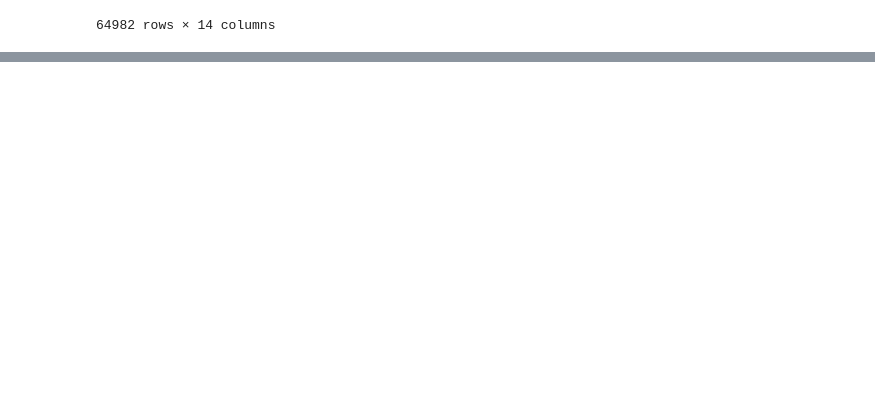
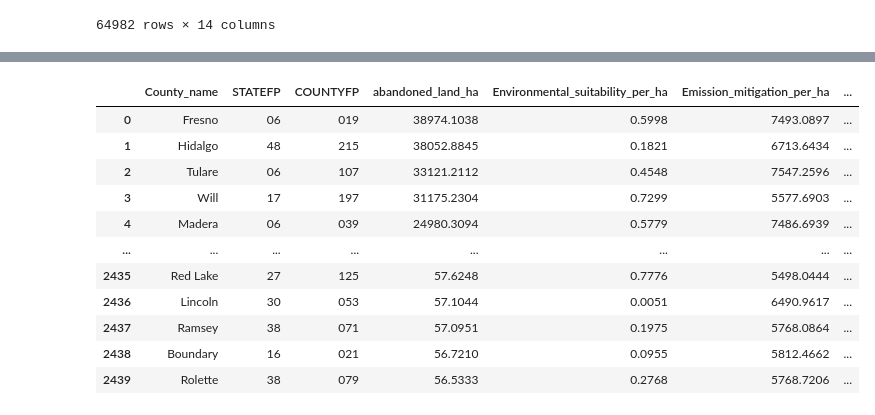
Before and after one commit to px39n/Landuse_Zhong, a Jupyter notebook: 7.1 Analysis_State_level.ipynb, the cells around one changed output, grey strips where cells are left out. Saved outputs shown, nothing was run; the diff lists cells and outputs as text; code cells hidden in the pictures; blank space fills up the shorter version.

```diff
--- a/7.1 Analysis_State_level.ipynb
+++ b/7.1 Analysis_State_level.ipynb
@@ -157,0 +339,78 @@ df_weight
+# %%
+def generate_county_level_csv(merged_data_for_analysis, us_counties_4326, output_path='data/US_data/county_level_analysis.csv'):
+    """
+    生成县级统计CSV，按照与州级相同的逻辑计算各指标
+    """
+    print("正在添加县标签...")
+    geometry = [Point(xy) for xy in zip(merged_data_for_analysis['lon'], merged_data_for_analysis['lat'])]
+    pixel_gdf = gpd.GeoDataFrame(merged_data_for_analysis, geometry=geometry, crs='EPSG:4326')
+    pixel_with_counties = gpd.sjoin(pixel_gdf, us_counties_4326, how='left', predicate='within')
+    data_with_counties = pixel_with_counties.drop(columns=['geometry']).copy()
+
+    print("正在计算县级统计...")
+
+    def calculate_county_metrics(group):
+        county_name = group['NAME'].iloc[0] if not group['NAME'].isna().all() else 'Unknown'
+        statefp = group['STATEFP'].iloc[0] if 'STATEFP' in group.columns else ''
+        countyfp = group['COUNTYFP'].iloc[0] if 'COUNTYFP' in group.columns else ''
+        area_ha = group['area_m2'] / 10000
+        total_area_ha = area_ha.sum()
+        metrics = {
+            'County_name': county_name,
+            'STATEFP': statefp,
+            'COUNTYFP': countyfp,
+            'abandoned_land_ha': total_area_ha,
+        }
+        if 'predicted_prob' in group.columns:
+            env_weighted_sum = (group['predicted_prob'] * area_ha).sum()
+            metrics['Environmental_suitability_per_ha'] = env_weighted_sum / total_area_ha if total_area_ha > 0 else 0
+        else:
+            metrics['Environmental_suitability_per_ha'] = 0
+        if 'Expectation_net_benefit' in group.columns:
+            emission_weighted_sum = (group['Expectation_net_benefit'] * area_ha).sum()
+            metrics['Emission_mitigation_per_ha'] = emission_weighted_sum / total_area_ha if total_area_ha > 0 else 0
+        else:
+            metrics['Emission_mitigation_per_ha'] = 0
+        if 'net_npv_usd' in group.columns:
+            economic_weighted_sum = (group['net_npv_usd'] * area_ha).sum()
+            metrics['Economic_NPV_per_ha'] = economic_weighted_sum / total_area_ha if total_area_ha > 0 else 0
+        else:
+            metrics['Economic_NPV_per_ha'] = 0
+        if 'E_yr_pixel' in group.columns:
+            power_weighted_sum = (group['E_yr_pixel'] * area_ha).sum()
+            metrics['Power_generation_per_ha'] = power_weighted_sum / total_area_ha if total_area_ha > 0 else 0
+        else:
+            metrics['Power_generation_per_ha'] = 0
+        if 'ccd_optimized' in group.columns:
+            ccd_weighted_sum = (group['ccd_optimized'] * area_ha).sum()
+            metrics['CCD_Mean_improvement'] = ccd_weighted_sum / total_area_ha if total_area_ha > 0 else 0
+        else:
+            metrics['CCD_Mean_improvement'] = 0
+        return pd.Series(metrics)
+
+    county_stats = data_with_counties.groupby(['STATEFP', 'COUNTYFP', 'NAME'], observed=True).apply(calculate_county_metrics).reset_index(drop=True)
+    county_stats = county_stats[county_stats['County_name'] != 'Unknown'].copy()
+    county_stats = county_stats.sort_values('abandoned_land_ha', ascending=False).reset_index(drop=True)
+    numeric_columns = [
+        'abandoned_land_ha', 'Environmental_suitability_per_ha', 'Emission_mitigation_per_ha',
+        'Economic_NPV_per_ha', 'Power_generation_per_ha', 'CCD_Mean_improvement'
+    ]
+    for col in numeric_columns:
+        if col in county_stats.columns:
+            county_stats[col] = county_stats[col].round(4)
+    print(f"正在保存到: {output_path}")
+    county_stats.to_csv(output_path, index=False)
+    print(f"\n县级统计完成！")
+    print(f"总县数: {len(county_stats)}")
+    print(f"总废弃土地面积: {county_stats['abandoned_land_ha'].sum():.2f} 公顷")
+    print(f"平均每县废弃土地面积: {county_stats['abandoned_land_ha'].mean():.2f} 公顷")
+    print(f"\n前5个县（按废弃土地面积排序）:")
+    display_cols = ['County_name', 'STATEFP', 'COUNTYFP', 'abandoned_land_ha', 'Environmental_suitability_per_ha',
+                   'Emission_mitigation_per_ha', 'Economic_NPV_per_ha']
+    print(county_stats[display_cols].head().to_string(index=False))
+    return county_stats
+
+# 使用示例
+county_stats_df = generate_county_level_csv(merged_data_for_analysis, us_counties_4326)
+county_stats_df
+# %% [output]
@@ -157,0 +433,12 @@ df_weight
+|  | County_name | STATEFP | COUNTYFP | abandoned_land_ha | Environmental_suitability_per_ha | Emission_mitigation_per_ha | ... |
+| 0 | Fresno | 06 | 019 | 38974.1038 | 0.5998 | 7493.0897 | ... |
+| 1 | Hidalgo | 48 | 215 | 38052.8845 | 0.1821 | 6713.6434 | ... |
+| 2 | Tulare | 06 | 107 | 33121.2112 | 0.4548 | 7547.2596 | ... |
+| 3 | Will | 17 | 197 | 31175.2304 | 0.7299 | 5577.6903 | ... |
+| 4 | Madera | 06 | 039 | 24980.3094 | 0.5779 | 7486.6939 | ... |
+| ... | ... | ... | ... | ... | ... | ... | ... |
+| 2435 | Red Lake | 27 | 125 | 57.6248 | 0.7776 | 5498.0444 | ... |
+| 2436 | Lincoln | 30 | 053 | 57.1044 | 0.0051 | 6490.9617 | ... |
+| 2437 | Ramsey | 38 | 071 | 57.0951 | 0.1975 | 5768.0864 | ... |
+| 2438 | Boundary | 16 | 021 | 56.7210 | 0.0955 | 5812.4662 | ... |
+| 2439 | Rolette | 38 | 079 | 56.5333 | 0.2768 | 5768.7206 | ... |
```
Also changed, not shown: parts of 10 cells of this notebook, 1 other file.
